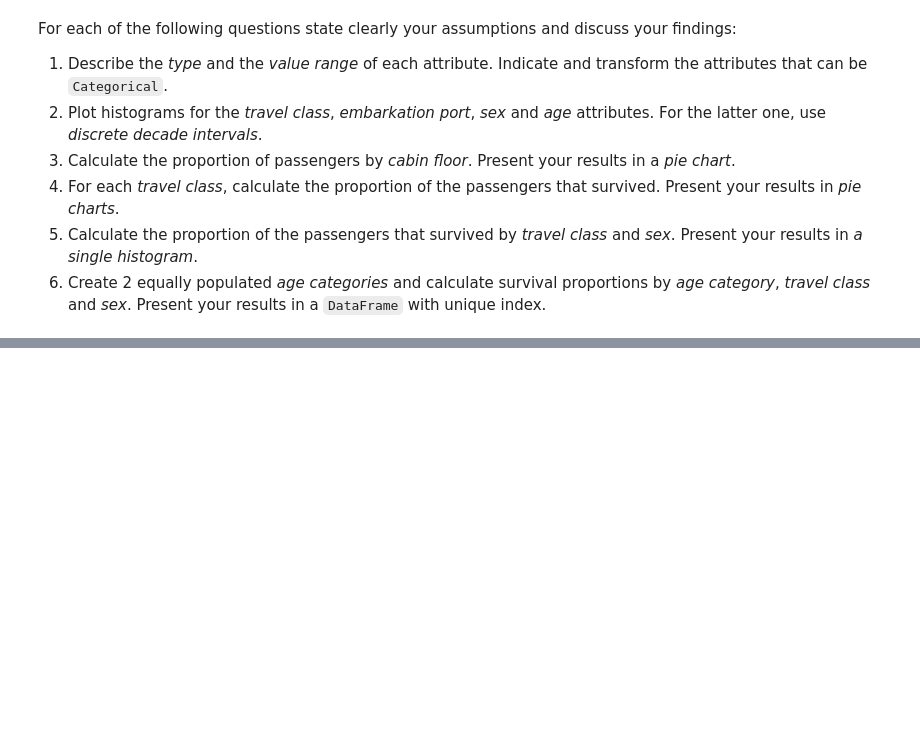
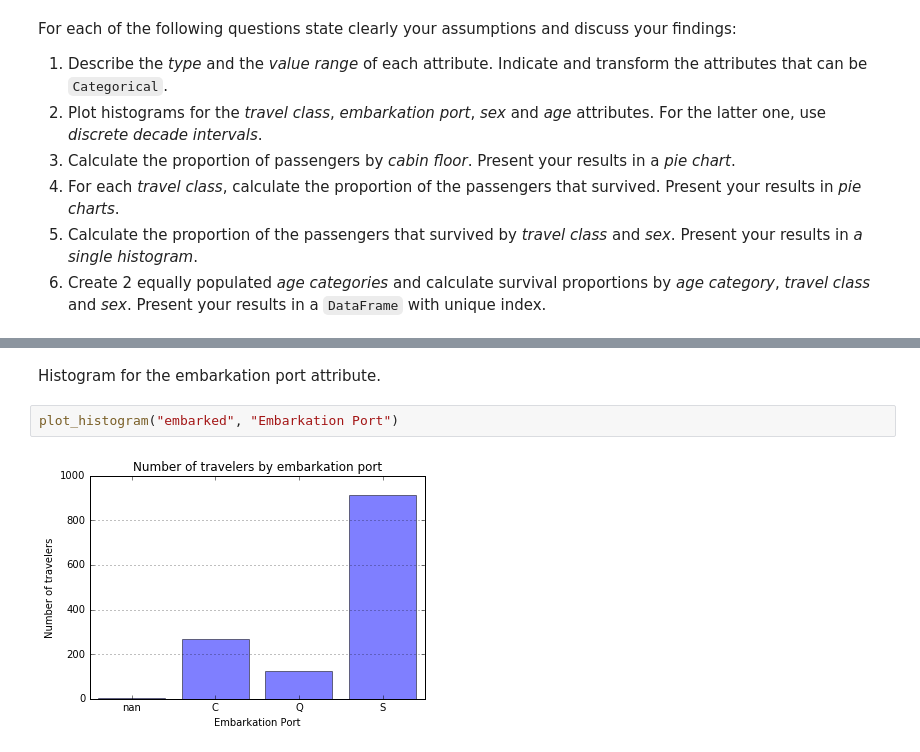
Before and after one commit to khalidomari/ADA2017, a Jupyter notebook: 01 - Pandas and Data Wrangling/Homework 1_Khalil.ipynb, the cells around one changed output, grey strips where cells are left out. Cells and saved outputs as stored; diff of their text form; blank space fills up the shorter version.

```diff
--- a/01 - Pandas and Data Wrangling/Homework 1_Khalil.ipynb
+++ b/01 - Pandas and Data Wrangling/Homework 1_Khalil.ipynb
@@ -238,0 +358,6 @@ For each of the following questions state clearly your assumptions and discuss y
+# %% [markdown]
+Histogram for the embarkation port attribute.
+# %%
+plot_histogram("embarked", "Embarkation Port")
+# %% [output]
+[figure, added]
```
Also changed, not shown: parts of 50 cells of this notebook.
